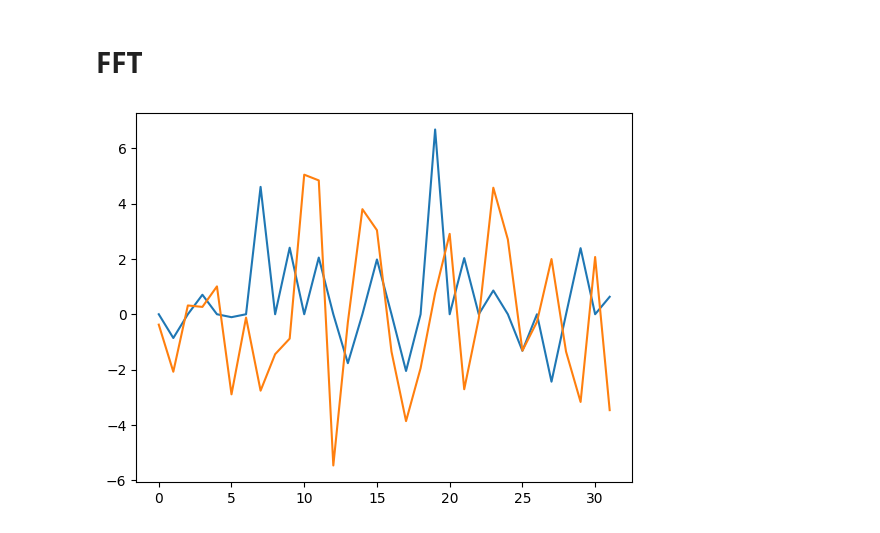
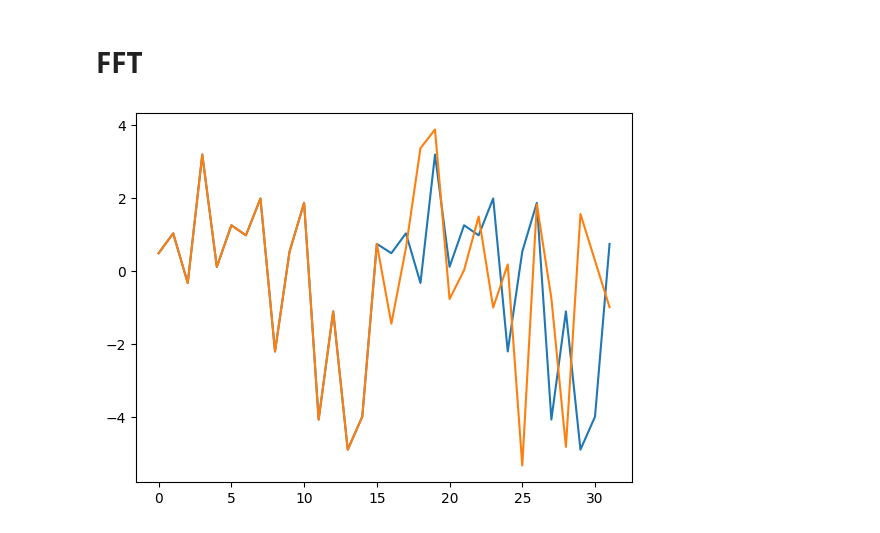
Before and after one commit to cjm96/WDM_GW_wavelets, a Jupyter notebook: examples/plotting_the_mother_wavelet.ipynb, the cells around one changed output. Saved outputs shown, nothing was run; the diff lists cells and outputs as text; code cells hidden in the pictures.

```diff
--- a/examples/plotting_the_mother_wavelet.ipynb
+++ b/examples/plotting_the_mother_wavelet.ipynb
@@ -521,8 +521,8 @@ w = wdm.forward_transform_truncated_fft(x)
 
 W = wdm.forward_transform_truncated(x)
 # %%
-plt.plot(w[:,1])
-plt.plot(W[:,1])
+plt.plot(w[:,0])
+plt.plot(W[:,0])
 plt.show()
 # %% [output]
-[figure, old version]
+[figure, new version]
```
Also changed, not shown: parts of 2 cells of this notebook, 2 other files.
